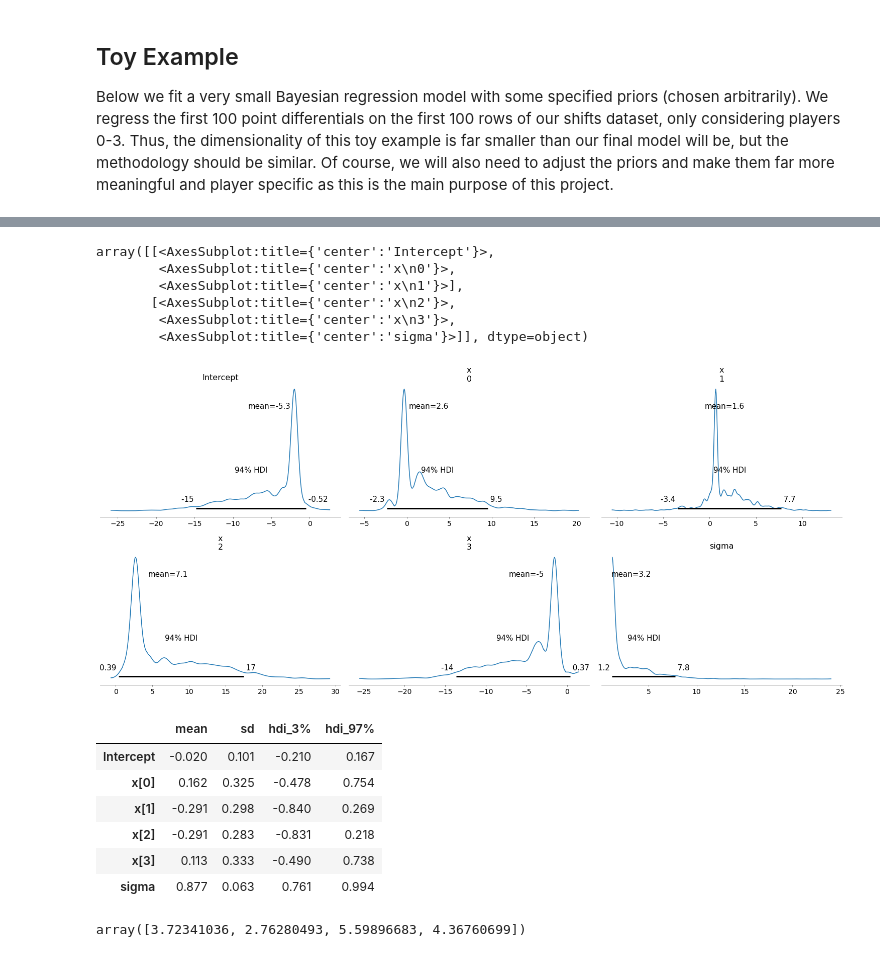
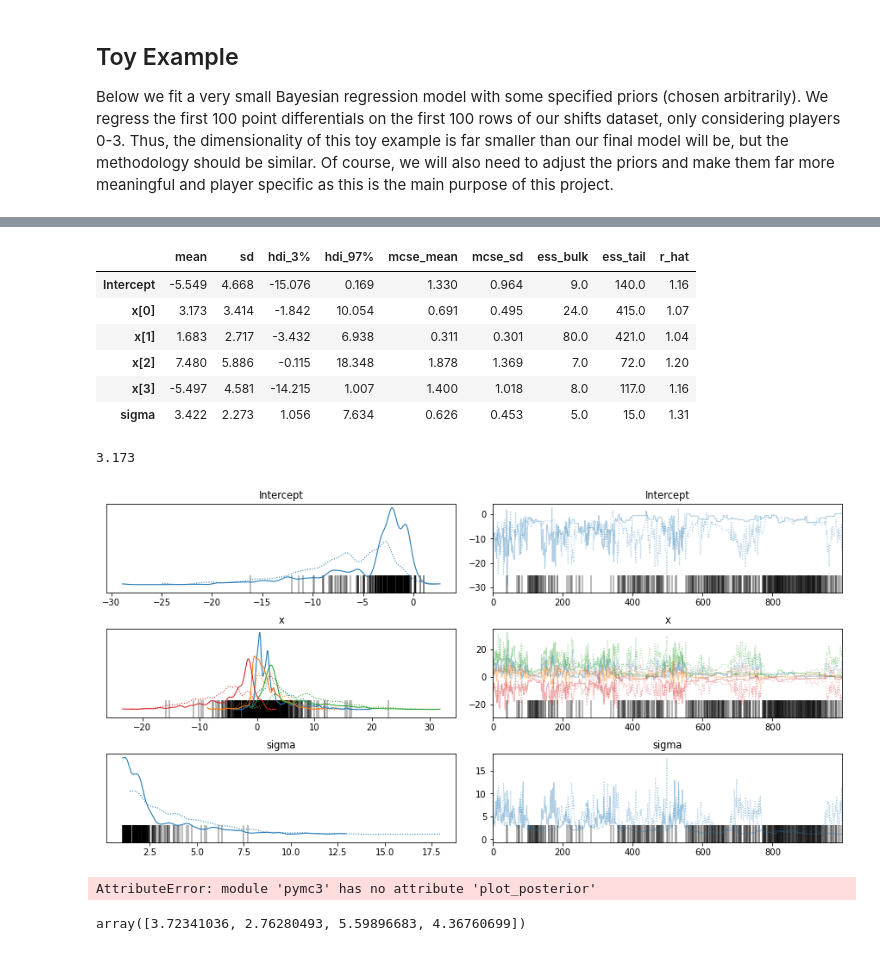
Before and after one commit to coly1119/NBA-Project, a Jupyter notebook: src/bayesian_reg_1.ipynb, the cells around one changed output, grey strips where cells are left out. Cells and saved outputs as stored; diff of their text form; code cells hidden in the pictures.

Commit message:
edited notebook slightly to fix strange pymc3 error

```diff
--- a/src/bayesian_reg_1.ipynb
+++ b/src/bayesian_reg_1.ipynb
@@ -39,7 +39,7 @@ with pm.Model() as model:
 
     likelihood = pm.Normal("y", mu=intercept + x_coeff.dot(x.T), sigma=sigma, observed=y)
 
-    trace = pm.sample(1000, tune = 1000, cores = 1)
+    trace = pm.sample(1000, tune = 1000, cores = 1, return_inferencedata = False)
 # %% [output]
 Auto-assigning NUTS sampler...
 Initializing NUTS using jitter+adapt_diag...
@@ -59,26 +56,34 @@ The rhat statistic is larger than 1.4 for some parameters. The sampler did not c
 The estimated number of effective samples is smaller than 200 for some parameters.
 # %%
 # This plots the distributions for the intercept, error (sigma), and the various x coefficients
-pm.plot_posterior(trace)
+import arviz
+# pm.plot_posterior(trace)
+arviz.summary(trace)
 # %% [output]
-array([[<AxesSubplot:title={'center':'Intercept'}>,
-        <AxesSubplot:title={'center':'x\n0'}>,
-        <AxesSubplot:title={'center':'x\n1'}>],
-       [<AxesSubplot:title={'center':'x\n2'}>,
-        <AxesSubplot:title={'center':'x\n3'}>,
-        <AxesSubplot:title={'center':'sigma'}>]], dtype=object)
-[figure, removed]
+|  | mean | sd | hdi_3% | hdi_97% | mcse_mean | mcse_sd | ess_bulk | ess_tail | r_hat |
+| Intercept | -5.549 | 4.668 | -15.076 | 0.169 | 1.330 | 0.964 | 9.0 | 140.0 | 1.16 |
+| x[0] | 3.173 | 3.414 | -1.842 | 10.054 | 0.691 | 0.495 | 24.0 | 415.0 | 1.07 |
+| x[1] | 1.683 | 2.717 | -3.432 | 6.938 | 0.311 | 0.301 | 80.0 | 421.0 | 1.04 |
+| x[2] | 7.480 | 5.886 | -0.115 | 18.348 | 1.878 | 1.369 | 7.0 | 72.0 | 1.20 |
+| x[3] | -5.497 | 4.581 | -14.215 | 1.007 | 1.400 | 1.018 | 8.0 | 117.0 | 1.16 |
+| sigma | 3.422 | 2.273 | 1.056 | 7.634 | 0.626 | 0.453 | 5.0 | 15.0 | 1.31 |
+# %%
+with model:
+    print(arviz.summary(trace).loc['x[0]', 'mean'])
+# %% [output]
+3.173
+# %%
+with model:
+    arviz.plot_trace(trace)
+# plt.show()
+# %% [output]
+[figure, added]
 # %%
 # This gives us the mean and sd of each coefficient in a nicely formatted dataframe
-pm.summary(trace, kind="stats")
+# pm.plot_posterior(trace)
+# pm.summary(trace, kind="stats")
 # %% [output]
-|  | mean | sd | hdi_3% | hdi_97% |
-| Intercept | -0.020 | 0.101 | -0.210 | 0.167 |
-| x[0] | 0.162 | 0.325 | -0.478 | 0.754 |
-| x[1] | -0.291 | 0.298 | -0.840 | 0.269 |
-| x[2] | -0.291 | 0.283 | -0.831 | 0.218 |
-| x[3] | 0.113 | 0.333 | -0.490 | 0.738 |
-| sigma | 0.877 | 0.063 | 0.761 | 0.994 |
+AttributeError: module 'pymc3' has no attribute 'plot_posterior'
 # %%
 tmp = trace.get_values("x") # This gets all 1000 samples for each variable, then we can get mean and sd from here
 np.mean(tmp, axis = 0)
```
Also changed, not shown: parts of 5 cells of this notebook.
